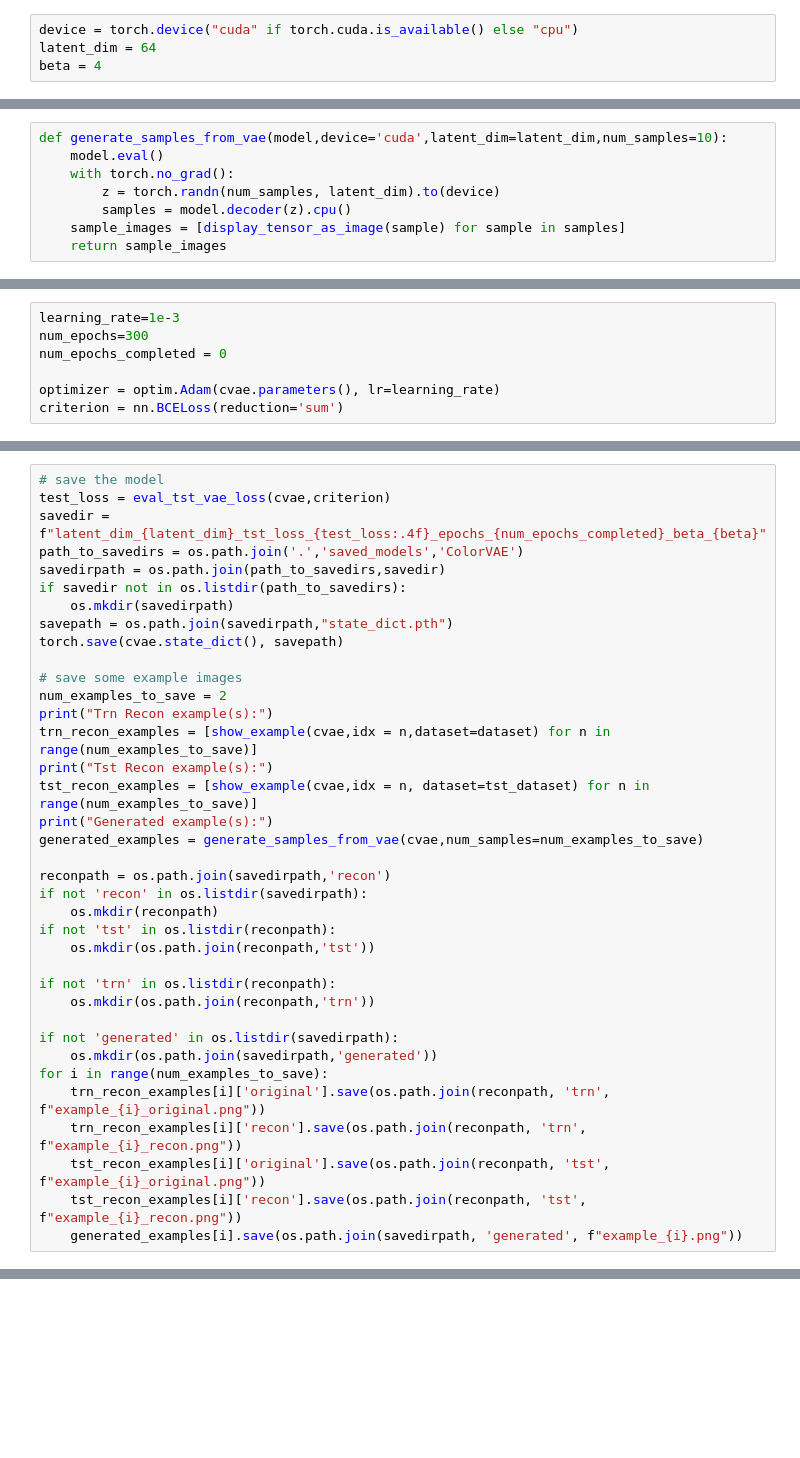
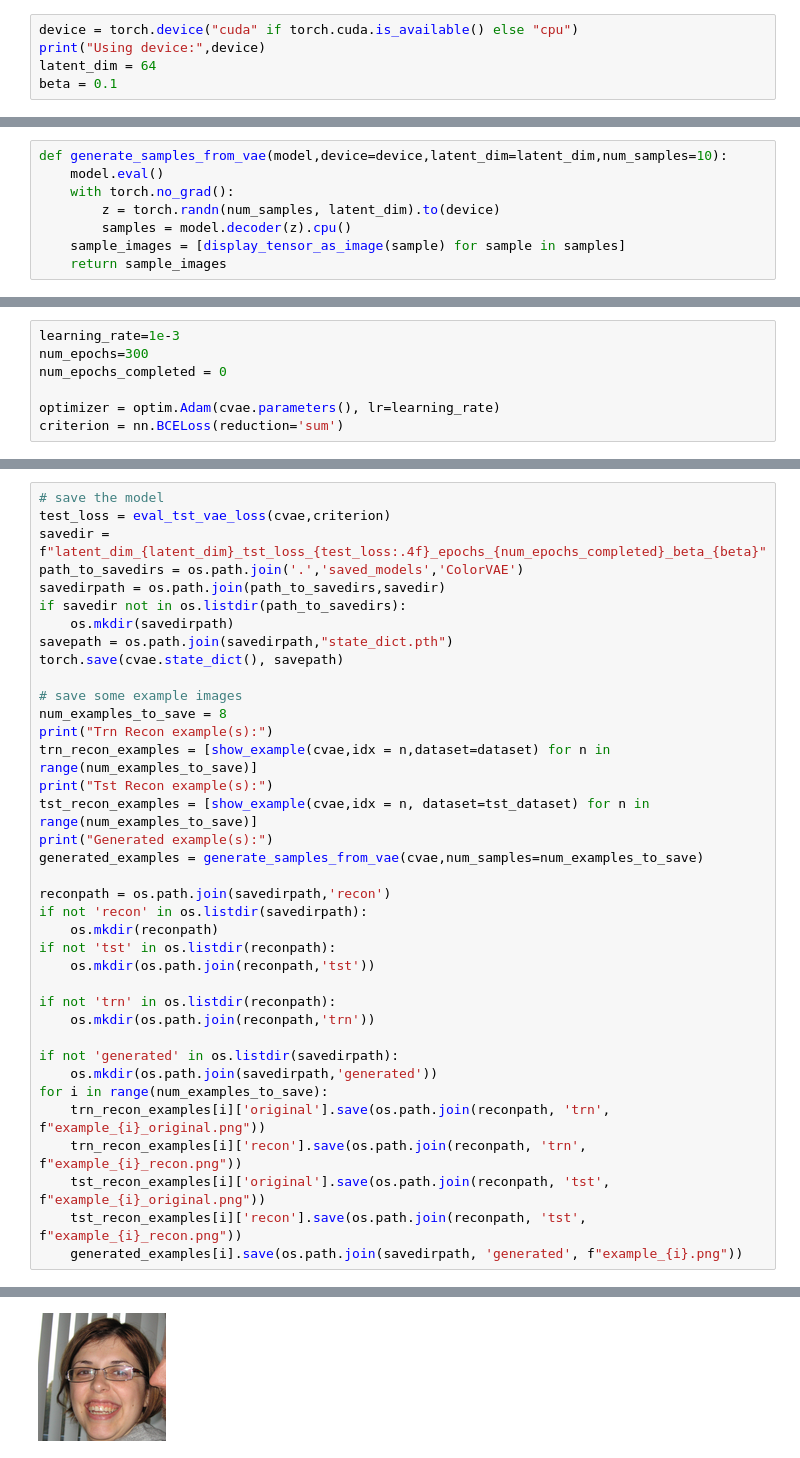
Before and after one commit to armobob74/bw-to-color-vae, a Jupyter notebook: color-vae.ipynb, the cells around one changed output, grey strips where cells are left out. Drawn from its saved outputs; the diff is of its cells as text; blank space fills up the shorter version.

```diff
--- a/color-vae.ipynb
+++ b/color-vae.ipynb
@@ -12,5 +12,6 @@ import torch.optim as optim
 import pdb
 # %%
 device = torch.device("cuda" if torch.cuda.is_available() else "cpu")
+print("Using device:",device)
 latent_dim = 64
-beta = 4
+beta = 0.1
@@ -188,7 +171,7 @@ def show_example(model,idx=0,dataset=dataset):
     }
     return ret
 # %%
-def generate_samples_from_vae(model,device='cuda',latent_dim=latent_dim,num_samples=10):
+def generate_samples_from_vae(model,device=device,latent_dim=latent_dim,num_samples=10):
     model.eval()
     with torch.no_grad():
         z = torch.randn(num_samples, latent_dim).to(device)
@@ -253,7 +254,7 @@ savepath = os.path.join(savedirpath,"state_dict.pth")
 torch.save(cvae.state_dict(), savepath)
 
 # save some example images
-num_examples_to_save = 2
+num_examples_to_save = 8
 print("Trn Recon example(s):")
 trn_recon_examples = [show_example(cvae,idx = n,dataset=dataset) for n in range(num_examples_to_save)]
 print("Tst Recon example(s):")
@@ -278,3 +279,4 @@ for i in range(num_examples_to_save):
     tst_recon_examples[i]['original'].save(os.path.join(reconpath, 'tst', f"example_{i}_original.png"))
     tst_recon_examples[i]['recon'].save(os.path.join(reconpath, 'tst', f"example_{i}_recon.png"))
     generated_examples[i].save(os.path.join(savedirpath, 'generated', f"example_{i}.png"))
+# %% [output]
@@ -280,0 +284 @@ for i in range(num_examples_to_save):
+[figure, added]
```
Also changed, not shown: parts of 9 cells of this notebook, 2 other files.
